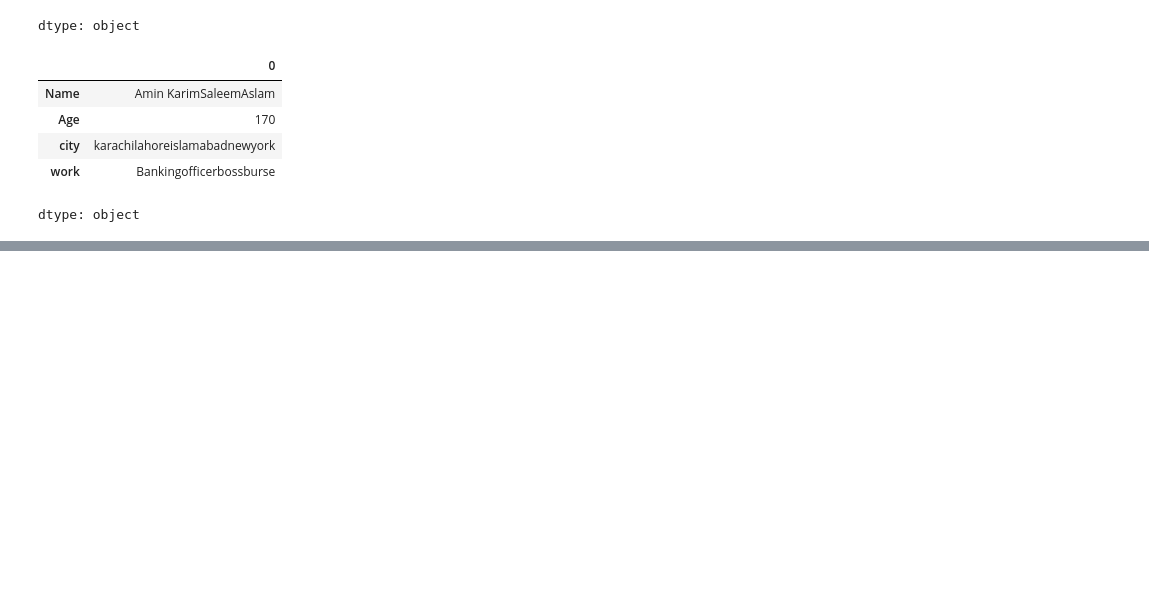
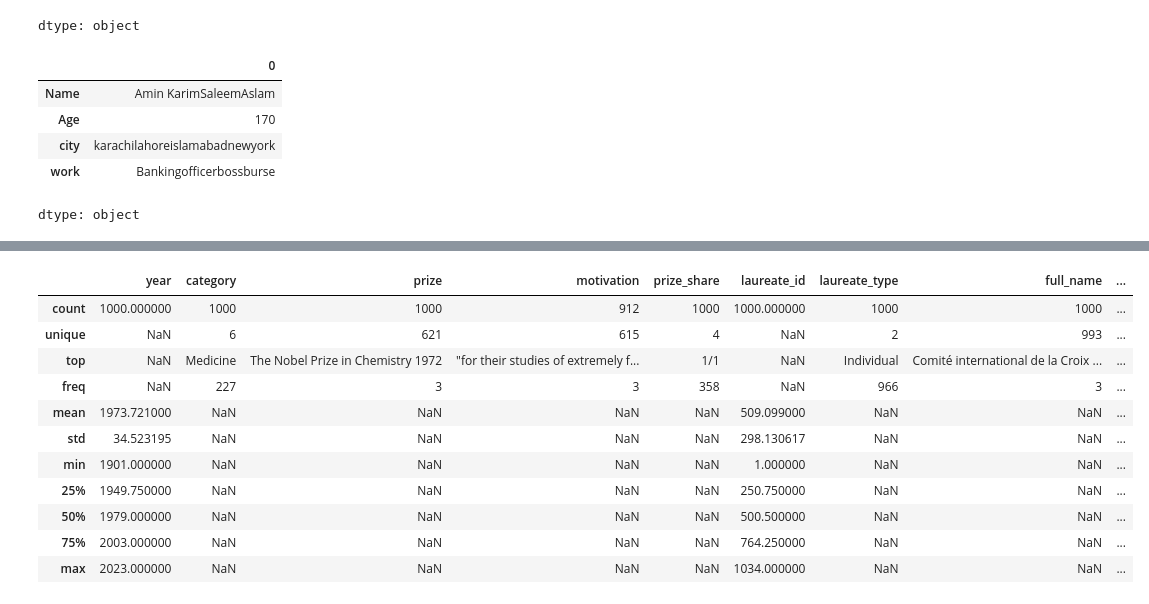
Before and after one commit to aminsadruddin/Pandas-Classes-, a Jupyter notebook: Pandas_.ipynb, the cells around one changed output, grey strips where cells are left out. Drawn from its saved outputs; the diff is of its cells as text; code cells hidden in the pictures; blank space fills up the shorter version.

```diff
--- a/Pandas_.ipynb
+++ b/Pandas_.ipynb
@@ -578,0 +611,3 @@ dtype: object
+# %%
+# importing csv file
+df = pd.read_csv('/content/drive/MyDrive/Saylani-CDE-Batch1-master/Pandas/Pandas/datasets/nobel.csv') # by default delimiter is comma
@@ -578,0 +797,16 @@ dtype: object
+# %%
+  # stats description on all columns
+df.describe(include="all")
+# %% [output]
+|  | year | category | prize | motivation | prize_share | laureate_id | laureate_type | full_name | ... |
+| count | 1000.000000 | 1000 | 1000 | 912 | 1000 | 1000.000000 | 1000 | 1000 | ... |
+| unique | NaN | 6 | 621 | 615 | 4 | NaN | 2 | 993 | ... |
+| top | NaN | Medicine | The Nobel Prize in Chemistry 1972 | "for their studies of extremely f... | 1/1 | NaN | Individual | Comité international de la Croix ... | ... |
+| freq | NaN | 227 | 3 | 3 | 358 | NaN | 966 | 3 | ... |
+| mean | 1973.721000 | NaN | NaN | NaN | NaN | 509.099000 | NaN | NaN | ... |
+| std | 34.523195 | NaN | NaN | NaN | NaN | 298.130617 | NaN | NaN | ... |
+| min | 1901.000000 | NaN | NaN | NaN | NaN | 1.000000 | NaN | NaN | ... |
+| 25% | 1949.750000 | NaN | NaN | NaN | NaN | 250.750000 | NaN | NaN | ... |
+| 50% | 1979.000000 | NaN | NaN | NaN | NaN | 500.500000 | NaN | NaN | ... |
+| 75% | 2003.000000 | NaN | NaN | NaN | NaN | 764.250000 | NaN | NaN | ... |
+| max | 2023.000000 | NaN | NaN | NaN | NaN | 1034.000000 | NaN | NaN | ... |
```
Also changed, not shown: parts of 46 cells of this notebook.
